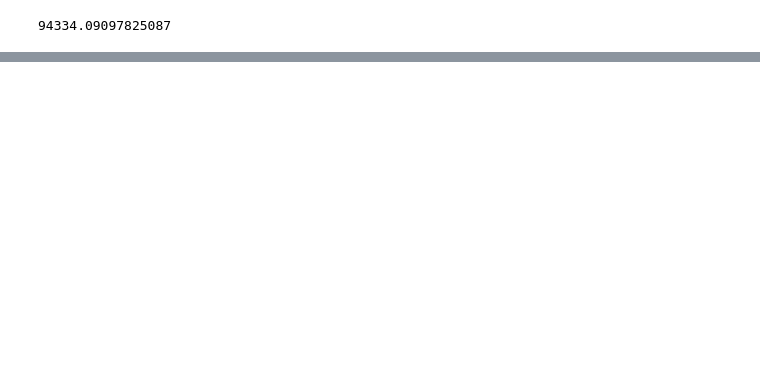
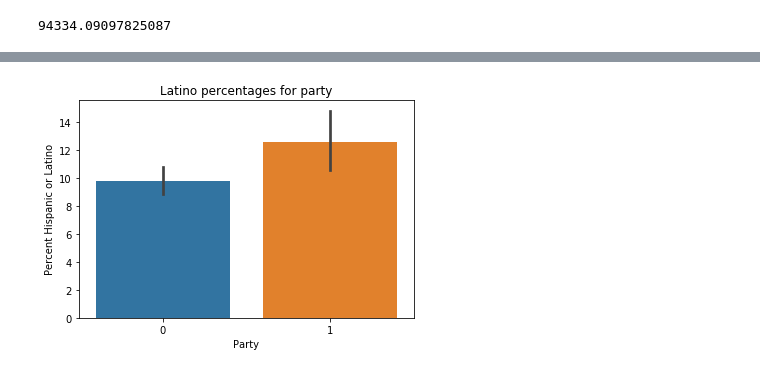
Before and after one commit to furqaanali/CS418-Project01, a Jupyter notebook: Project 01.ipynb, the cells around one changed output, grey strips where cells are left out. Saved outputs shown, nothing was run; the diff lists cells and outputs as text; code cells hidden in the pictures; blank space fills up the shorter version.

```diff
--- a/Project 01.ipynb
+++ b/Project 01.ipynb
@@ -246,0 +273,5 @@ Ttest_indResult(statistic=12.719761654457653, pvalue=7.375503043345804e-35)
+# %%
+ethnicityLatino = merged_data[["Percent Hispanic or Latino","Party"]]
+ax = sns.barplot(x="Party", y="Percent Hispanic or Latino", data=ethnicityLatino).set_title("Latino percentages for party")
+# %% [output]
+[figure, added]
```
Also changed, not shown: parts of 13 cells of this notebook.
